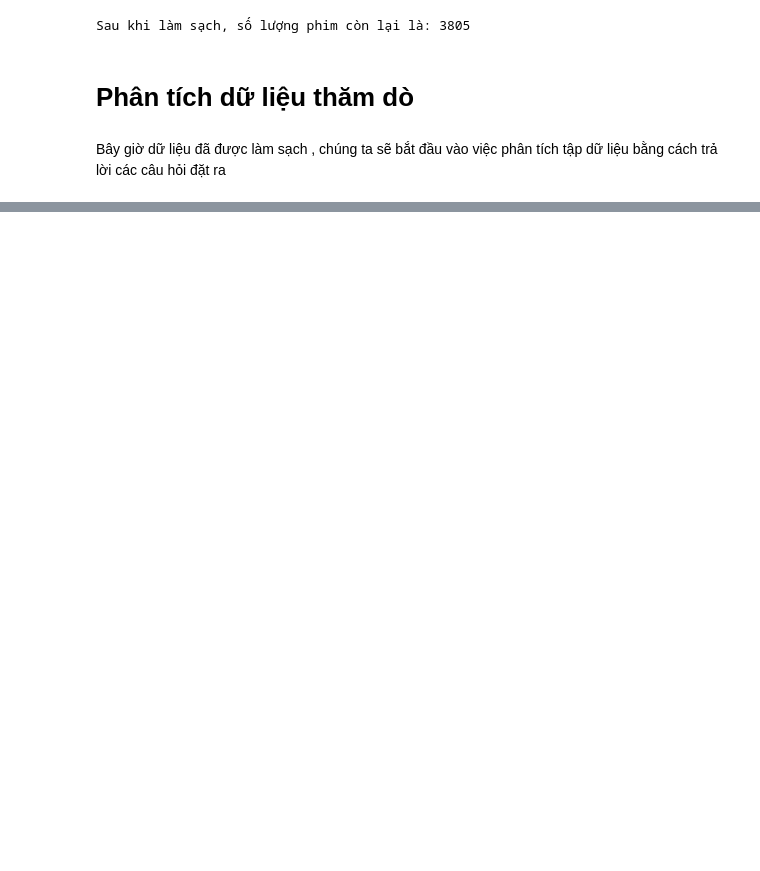
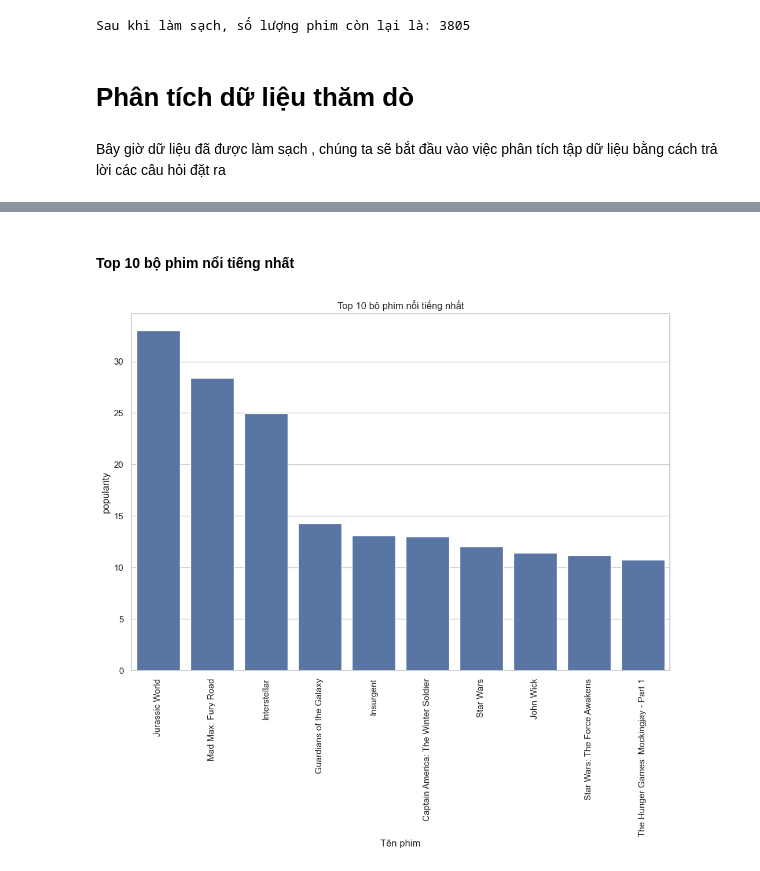
Before and after one commit to Nnguyen-dev2805/PYTHON_FinalProject, a Jupyter notebook: report.ipynb, the cells around one changed output, grey strips where cells are left out. Drawn from its saved outputs; the diff is of its cells as text; code cells hidden in the pictures; blank space fills up the shorter version.

```diff
--- a/report.ipynb
+++ b/report.ipynb
@@ -303,0 +339,12 @@ Bây giờ dữ liệu đã được làm sạch , chúng ta sẽ bắt đầu v
+# %% [markdown]
+#### Top 10 bộ phim nổi tiếng nhất
+# %%
+sns.set(rc={'figure.figsize':(12,8)},style='whitegrid')
+ax=sns.barplot(
+    x=Top_noitieng.sort_values(by='popularity',ascending=False).head(10).original_title,
+    y=Top_noitieng.sort_values(by="popularity",ascending=False).head(10).popularity)
+plt.xticks(rotation=90)
+ax.set(xlabel='Tên phim',title='Top 10 bộ phim nổi tiếng nhất')
+plt.show()
+# %% [output]
+[figure, added]
```
Also changed, not shown: parts of 8 cells of this notebook, 1 other file.
